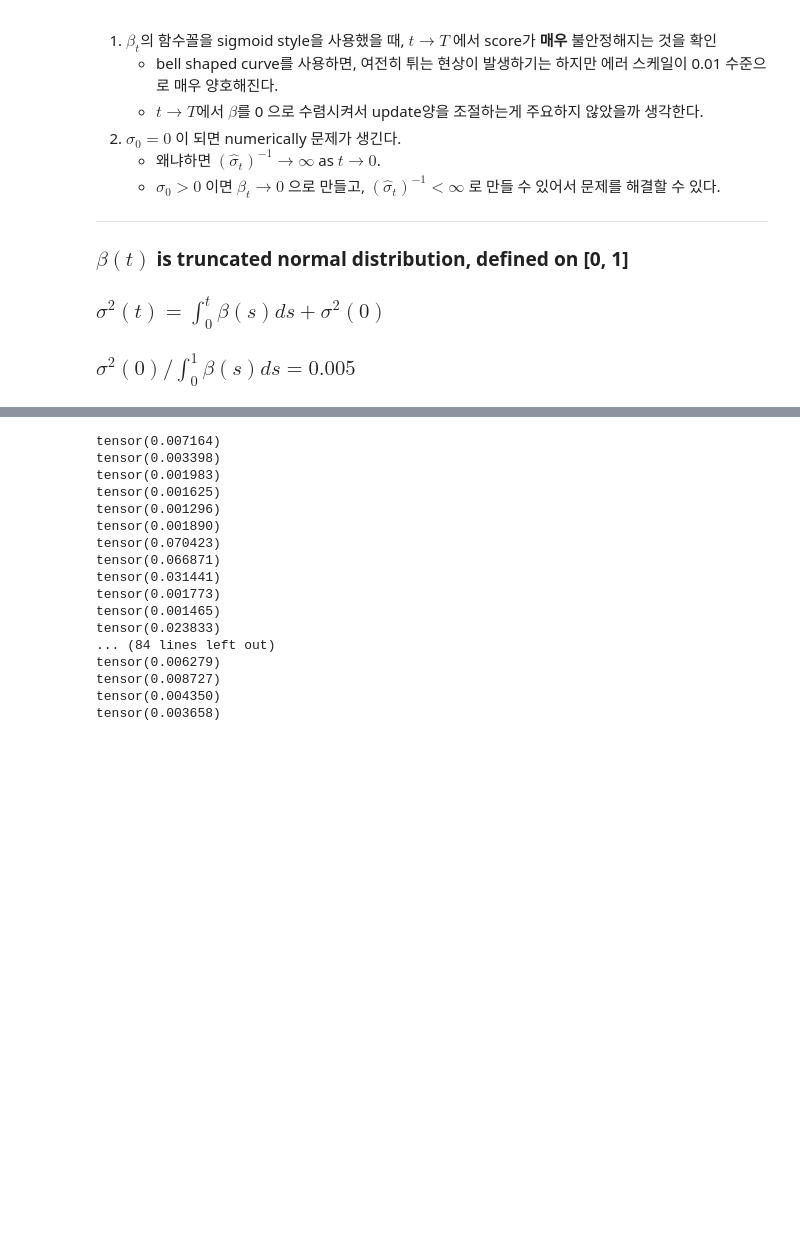
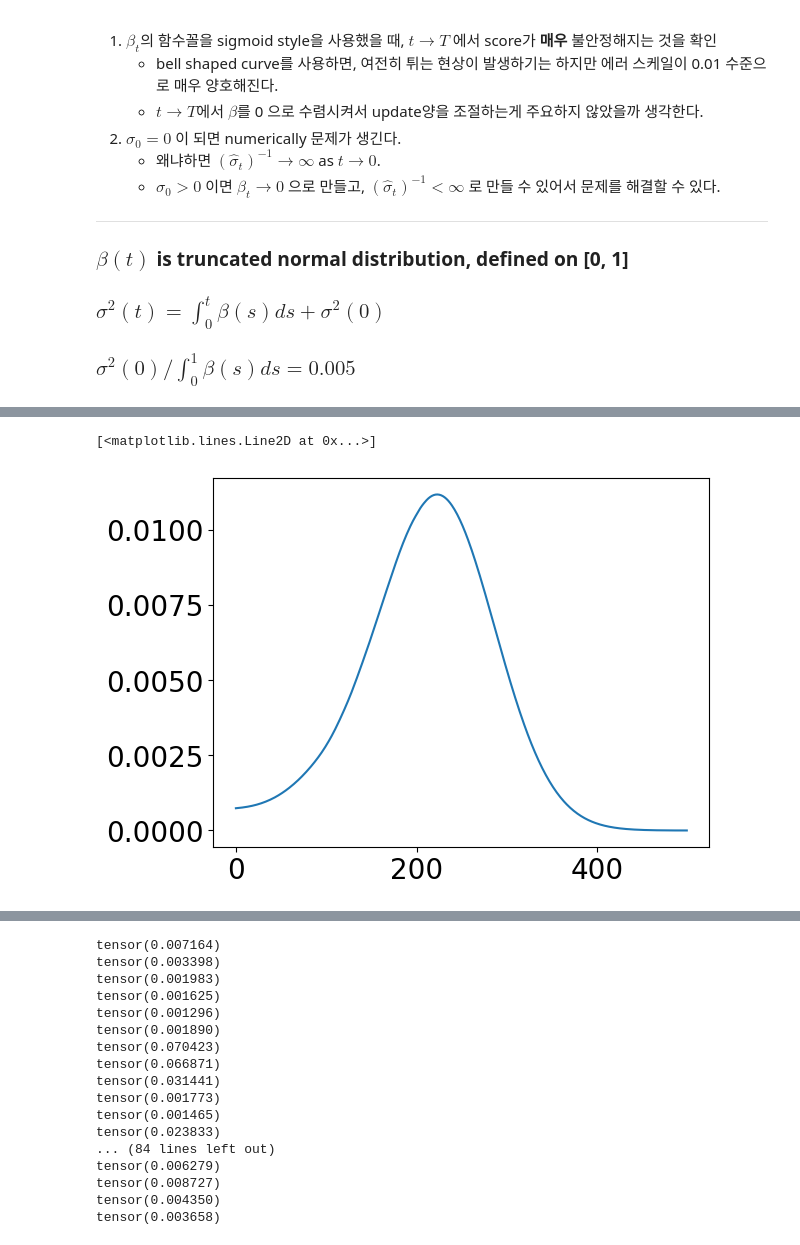
Before and after one commit to seonghann/neural_opt, a Jupyter notebook: data/SamplingExperiment1.ipynb, the cells around one changed output, grey strips where cells are left out. Cells and saved outputs as stored; diff of their text form; code cells hidden in the pictures; blank space fills up the shorter version.

Commit message:
Sampling experiment3 - Geodesic ODE solver

```diff
--- a/data/SamplingExperiment1.ipynb
+++ b/data/SamplingExperiment1.ipynb
@@ -315,7 +316,7 @@ class SamplingParams:
 
 def eq_transform(score_d, pos, edge_index, edge_length):
     N = pos.size(0)
-    dd_dr = (1.0 / edge_length).reshape(-1, 1) * (pos[edge_index[0]] - pos[edge_index[1]]) * 0.5
+    dd_dr = (1.0 / edge_length).reshape(-1, 1) * (pos[edge_index[0]] - pos[edge_index[1]])
     score_d = score_d.reshape(-1, 1)
     score_pos = scatter_add(dd_dr * score_d, edge_index[0], dim=0, dim_size=N)
     score_pos += scatter_add(-dd_dr * score_d, edge_index[1], dim=0, dim_size=N)
@@ -416,7 +417,7 @@ def reverse_score(x_t, t, params, x_0, x_T, verbose=True):
     diff = mu_hat - x_t
 
     # calc_score
-    coeff =  2 / (sigma_t_hat_square) * beta_t
+    coeff =  1 / (sigma_t_hat_square) * beta_t
     score = diff * coeff
 
     # for debug
@@ -464,7 +465,7 @@ def reverse_score2(x_t, t, params, x_0, x_T, verbose=True):
     diff_pos = eq_transform(diff_d, x_t, index, d_t)
 
     # calc score
-    coeff =  2 / (sigma_t_hat_square) * beta_t
+    coeff =  1 / (sigma_t_hat_square) * beta_t
     score = diff_pos * coeff
 
     # for debug
@@ -585,0 +528,59 @@ plt.plot(v1s[::-1])
+# %%
+atoms_0 = list(ase.io.iread("wb97xd3/wb97xd3_rxn_ts.xyz"))
+atoms_T = list(ase.io.iread("pm7/pm7_rxn_ts.xyz"))
+
+idx = 0
+
+xT = atoms_T[idx]
+file_name = list(xT.info.keys())[0].split("/")[-1].split(".")[0]
+gt_idx = int(file_name[2:])
+x0 = atoms_0[gt_idx]
+
+pos0 = torch.Tensor(x0.get_positions())
+posT = torch.Tensor(xT.get_positions())
+
+num_time_steps = 500
+t = torch.linspace(0, 1, num_time_steps + 1)[:-1]
+dt = (t[1:] - t[:-1]).mean()
+
+
+torch.set_printoptions(precision=6, sci_mode=False)
+reverse_traj = [posT]
+x = posT
+v1s = []
+v2s = []
+v3s = []
+v4s = []
+
+verbose = False
+# sampling_type = "ode"
+sampling_type = "ode"
+# coord_type = "Cartesian"
+coord_type = "Distance"
+h_coeff = 0.0
+
+
+if verbose:
+    print(f"(Debug) mu_d - d_t\t mu_d - d_T\t mu_x - x_t\t mu_x - x_T\t score")
+for idx, i in enumerate(torch.flip(t, dims=(0,))):
+    if sampling_type == "hybrid":
+        if idx %2 == 0:
+            x, v1, v2, v3, v4 = reverse_diffusion_process(x, i, dt, params, pos0, posT, coord=coord_type, h_coeff=h_coeff, verbose=verbose)
+        else:
+            x, v1, v2, v3, v4 = reverse_ode_process(x, i, dt, params, pos0, posT, coord=coord_type, h_coeff=h_coeff, verbose=verbose)
+
+    elif sampling_type == "ode":
+        x, v1, v2, v3, v4 = reverse_ode_process(x, i, dt, params, pos0, posT, coord=coord_type, h_coeff=h_coeff, verbose=verbose)
+    else:
+        x, v1, v2, v3, v4 = reverse_diffusion_process(x, i, dt, params, pos0, posT, coord=coord_type, h_coeff=h_coeff, verbose=verbose)
+
+
+    v1s.append(v1); v2s.append(v2); v3s.append(v3); v4s.append(v4)
+    reverse_traj.append(x)
+# plt.plot(v2s[::-1])
+# plt.plot(v4s[::-1])
+plt.plot(v1s[::-1])
+# plt.plot(v3s[::-1])
+# %% [output]
+[<matplotlib.lines.Line2D at 0x...>]
+[figure, added]
```
Also changed, not shown: parts of 4 cells of this notebook, 3 other files.
